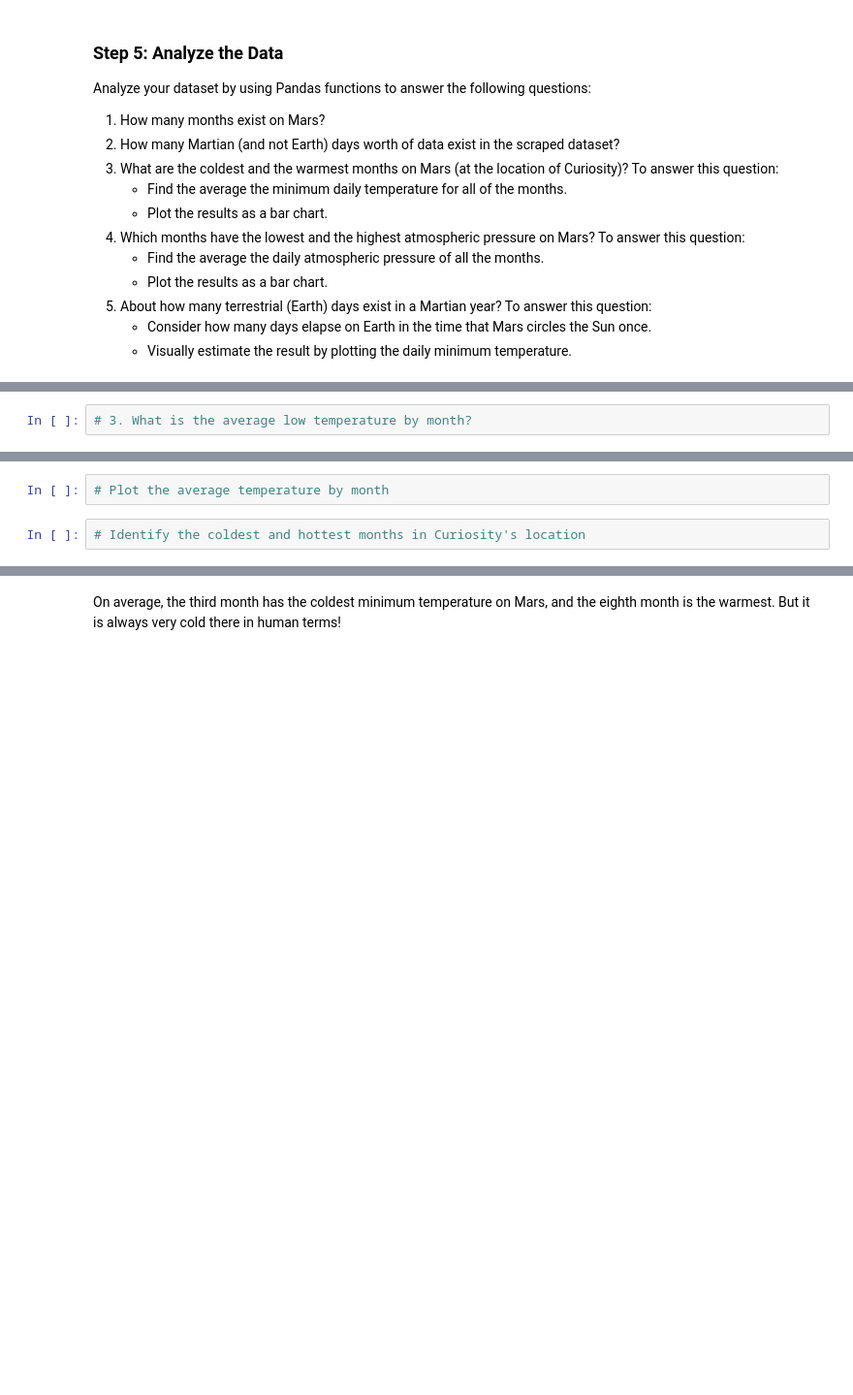
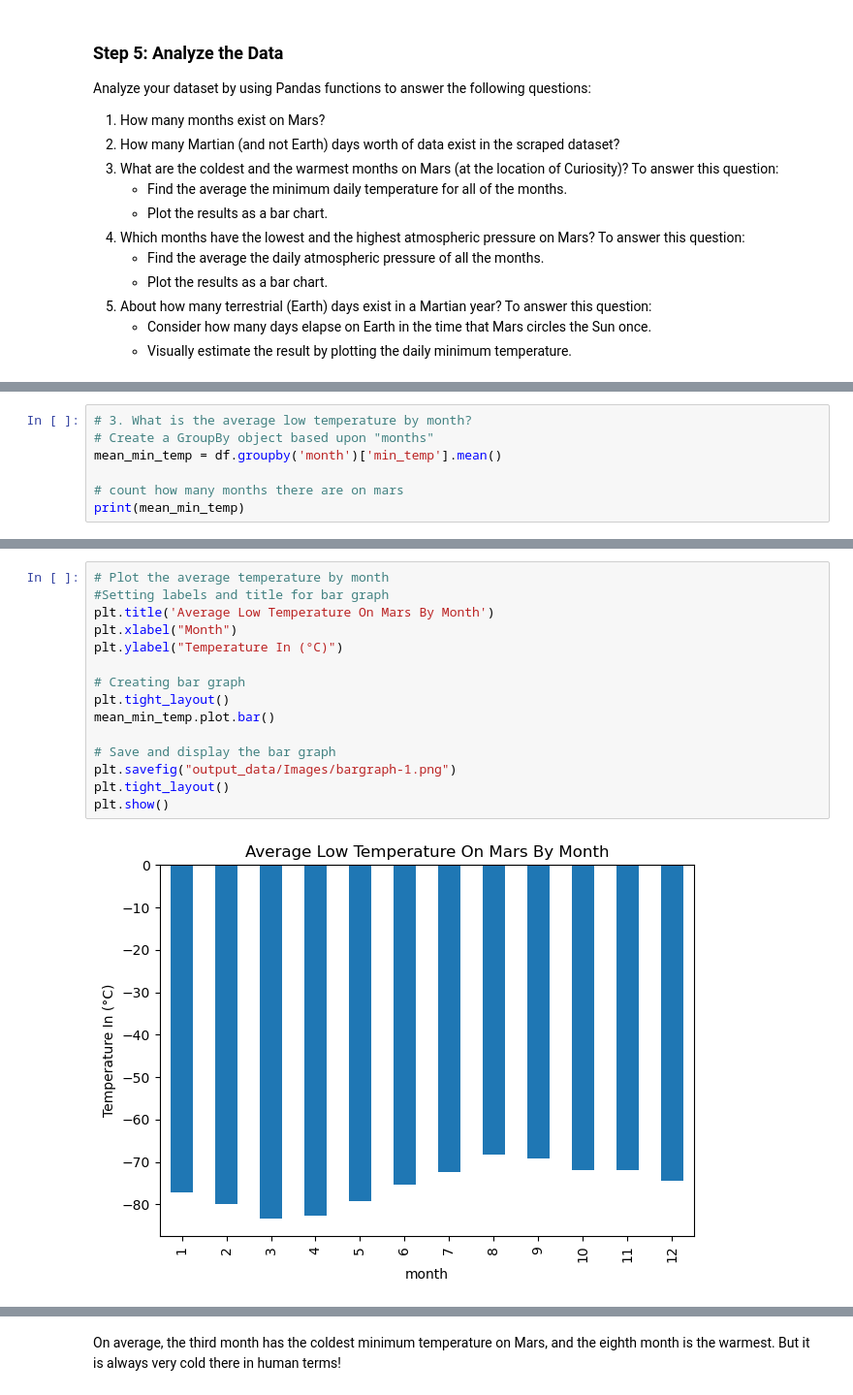
Before and after one commit to CJO100293/data-collection-challenge, a Jupyter notebook: part_2_mars_weather.ipynb, the cells around one changed output, grey strips where cells are left out. Shown at 97% size. Saved outputs shown, nothing was run; the diff lists cells and outputs as text; blank space fills up the shorter version.

```diff
--- a/part_2_mars_weather.ipynb
+++ b/part_2_mars_weather.ipynb
@@ -185,2 +209,7 @@ Analyze your dataset by using Pandas functions to answer the following questions
 # %%
 # 3. What is the average low temperature by month?
+# Create a GroupBy object based upon "months"
+mean_min_temp = df.groupby('month')['min_temp'].mean()
+
+# count how many months there are on mars
+print(mean_min_temp)
@@ -187,4 +231,17 @@ Analyze your dataset by using Pandas functions to answer the following questions
-# %%
-# Plot the average temperature by month
-# %%
-# Identify the coldest and hottest months in Curiosity's location
+# %%
+# Plot the average temperature by month
+#Setting labels and title for bar graph
+plt.title('Average Low Temperature On Mars By Month')
+plt.xlabel("Month")
+plt.ylabel("Temperature In (°C)")
+
+# Creating bar graph
+plt.tight_layout()
+mean_min_temp.plot.bar()
+
+# Save and display the bar graph
+plt.savefig("output_data/Images/bargraph-1.png")
+plt.tight_layout()
+plt.show()
+# %% [output]
+[figure, added]
```
Also changed, not shown: parts of 12 cells of this notebook.
